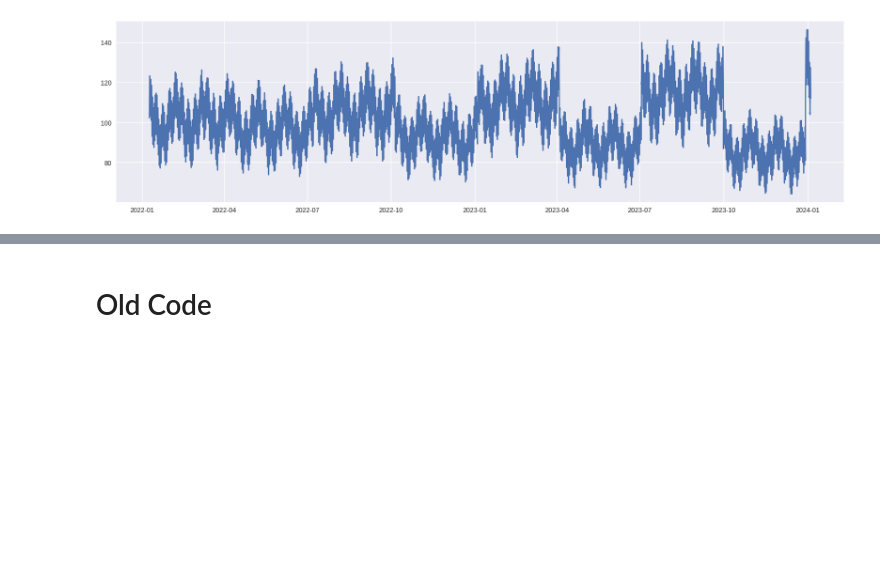
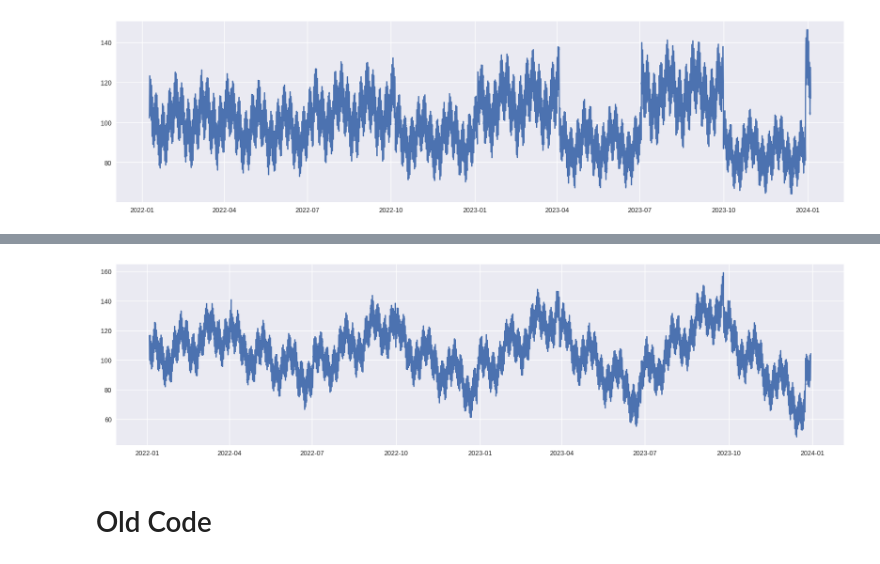
Before and after one commit to anasashb/TransformersEnergyTS, a Jupyter notebook: internal_demos/data_generator_demo.ipynb, the cells around one changed output, grey strips where cells are left out. Cells and saved outputs as stored; diff of their text form; code cells hidden in the pictures; blank space fills up the shorter version.

```diff
--- a/internal_demos/data_generator_demo.ipynb
+++ b/internal_demos/data_generator_demo.ipynb
@@ -44,0 +47,2 @@ multip_reversal.to_csv('/home/RDC/anasashb/Dokumente/TransformersEnergyTS/SYNTHD
+# %%
+additive_reversal = SynthMaker.synthesize_single_series(trend='Additive', reverse_trend=True, structural_break=False)
@@ -44,0 +67,6 @@ multip_reversal.to_csv('/home/RDC/anasashb/Dokumente/TransformersEnergyTS/SYNTHD
+# %%
+plt.figure(figsize=(20, 5))
+plt.plot(additive_reversal['date'], additive_reversal['TARGET'])
+plt.show()
+# %% [output]
+[figure, added]
```
Also changed, not shown: parts of 4 cells of this notebook.
